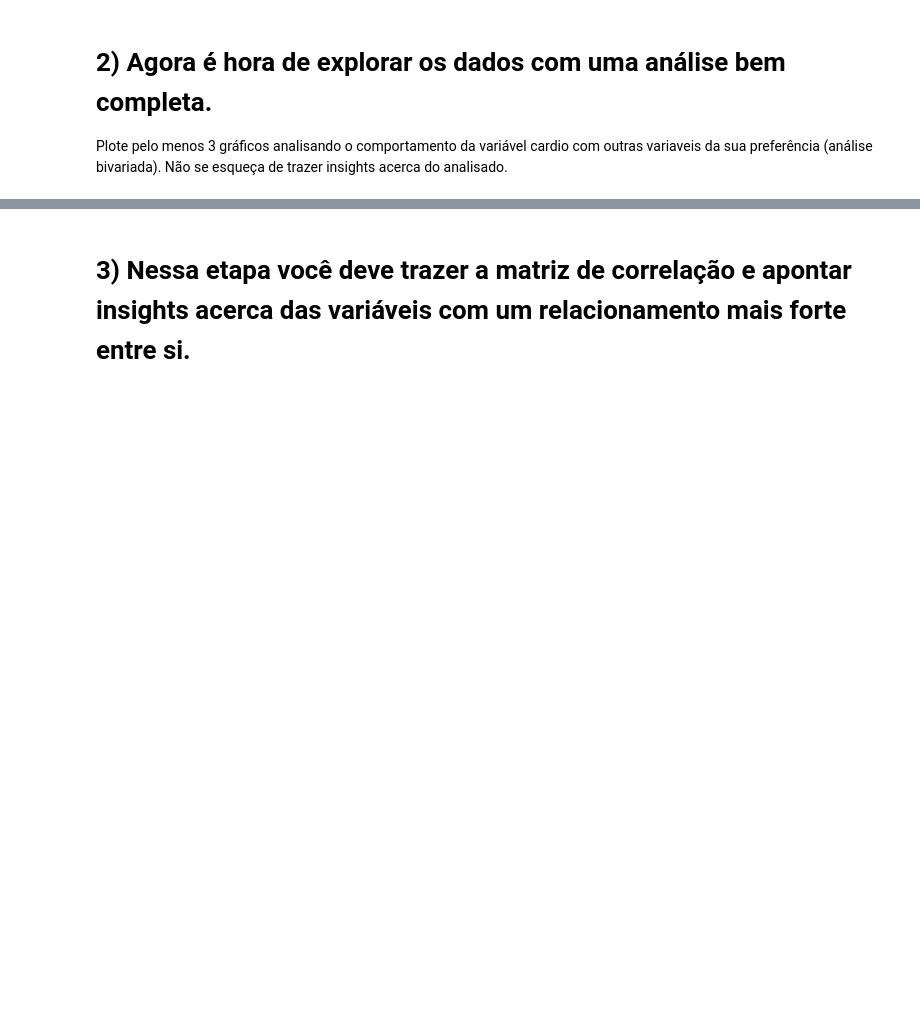
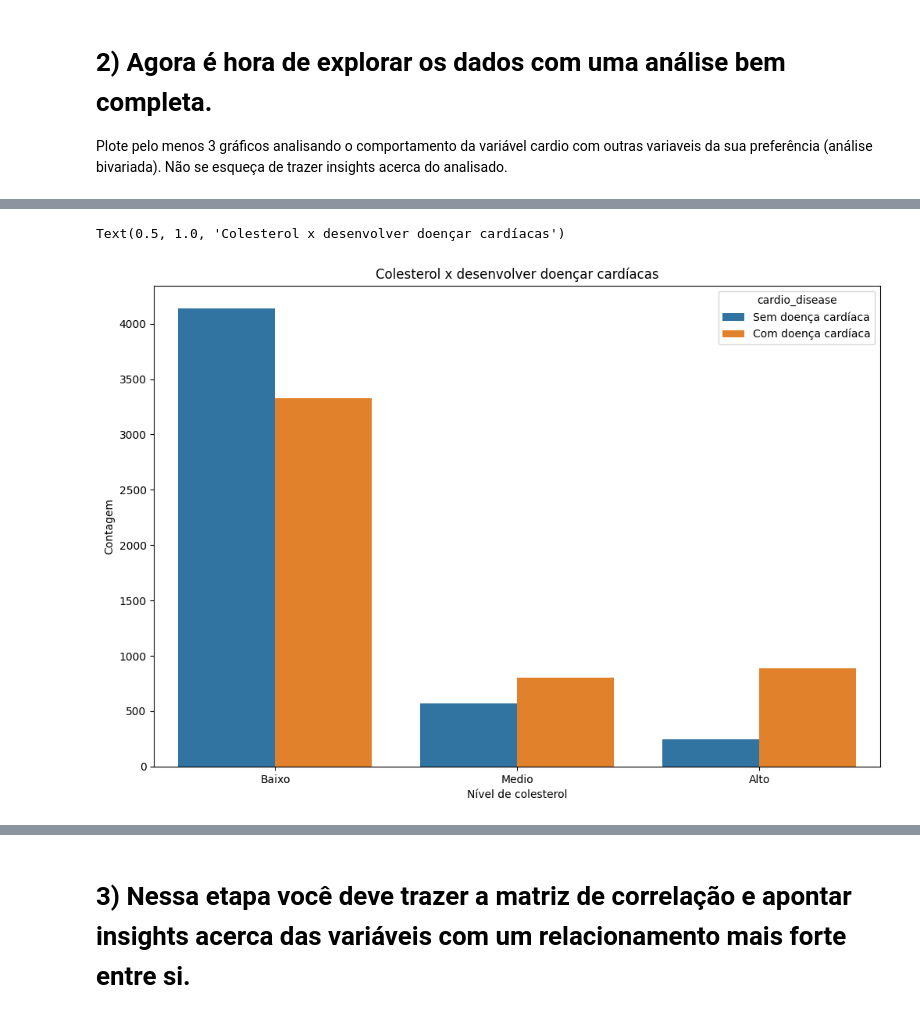
Before and after one commit to MiguellMAC/EBAC.DATA_SCIENCE, a Jupyter notebook: Atividade_Cap27/Profissao Cientista de Dados M27 Pratique.ipynb, the cells around one changed output, grey strips where cells are left out. Cells and saved outputs as stored; diff of their text form; code cells hidden in the pictures; blank space fills up the shorter version.

```diff
--- a/Atividade_Cap27/Profissao Cientista de Dados M27 Pratique.ipynb
+++ b/Atividade_Cap27/Profissao Cientista de Dados M27 Pratique.ipynb
@@ -51,0 +235,29 @@ Plote pelo menos 3 gráficos analisando o comportamento da variável cardio com
+# %%
+# Utilizando groupby para conseguir criar o gráfico
+
+coles_cardio = (df.groupby(["cholesterol", "cardio_disease"]).size().reset_index(name='count'))
+coles_cardio["cholesterol"] = coles_cardio["cholesterol"].map({
+    1: "Baixo",
+    2: "Medio",
+    3: "Alto"
+})
+coles_cardio["cardio_disease"] = coles_cardio["cardio_disease"].map({
+    0: "Sem doença cardíaca",
+    1: "Com doença cardíaca"
+})
+
+# Criando gráfico para cholesterol x cardio_disease
+
+plt.figure(figsize=(12,8))
+sns.barplot(
+    coles_cardio,
+    x='cholesterol',
+    y='count',
+    hue='cardio_disease'
+)
+plt.xlabel("Nível de colesterol")
+plt.ylabel("Contagem")
+plt.title("Colesterol x desenvolver doençar cardíacas")
+# %% [output]
+Text(0.5, 1.0, 'Colesterol x desenvolver doençar cardíacas')
+[figure, added]
```
Also changed, not shown: parts of 48 cells of this notebook.
